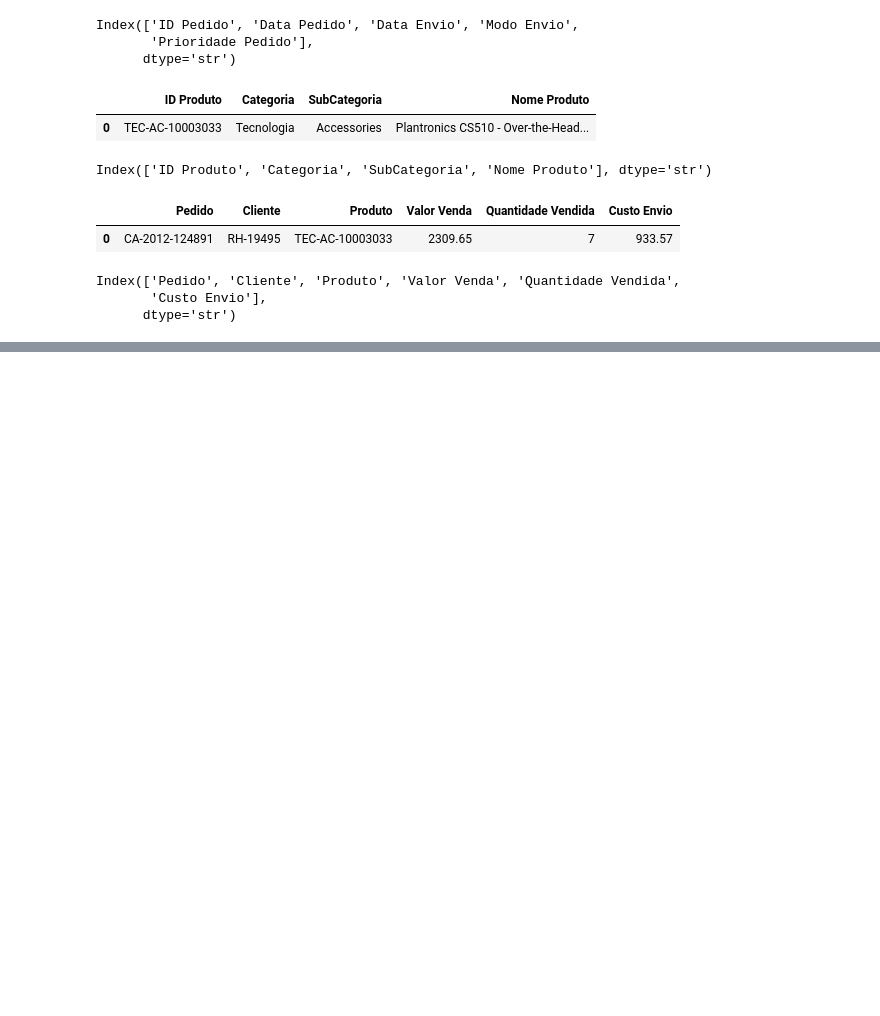
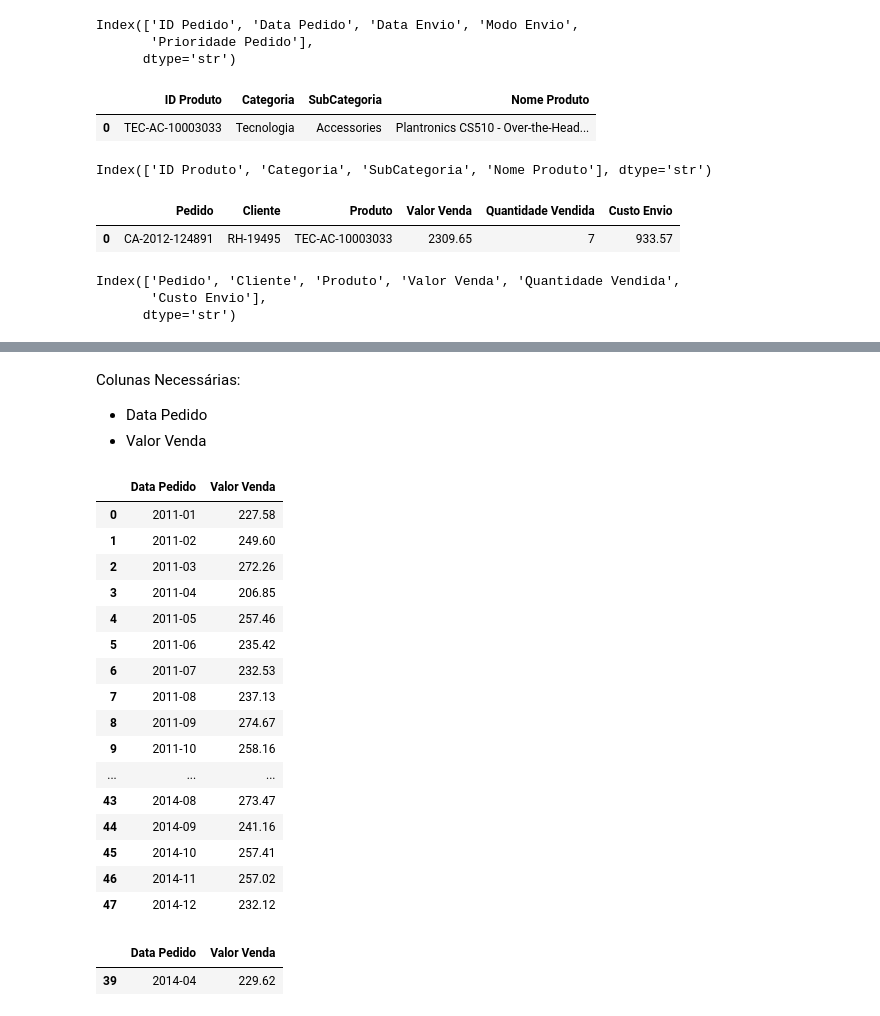
Before and after one commit to LuizPauloAlves/Estudo-Powe-BI-e-Looker, a Jupyter notebook: Cap03/Cap_03_perguntas_de_negocio.ipynb, the cells around one changed output, grey strips where cells are left out. Drawn from its saved outputs; the diff is of its cells as text; code cells hidden in the pictures; blank space fills up the shorter version.

```diff
--- a/Cap03/Cap_03_perguntas_de_negocio.ipynb
+++ b/Cap03/Cap_03_perguntas_de_negocio.ipynb
@@ -39,4 +42,8 @@ dataset_Pedidos_clear.head(1)
 # %% [output]
 |  | ID Pedido | Data Pedido | Data Envio | Modo Envio | Prioridade Pedido |
 | 0 | CA-2012-124891 | 31-07-2012 | 31-07-2012 | Mesmo Dia | Critico |
+# %%
+colunas_para_conversao = ['Data Envio', 'Data Pedido']
+for coluna in colunas_para_conversao:
+    dataset_Pedidos[coluna] = pd.to_datetime(dataset_Pedidos[coluna], errors= 'coerce', format='%d-%m-%Y')
 # %%
@@ -67,0 +88,12 @@ Index(['Pedido', 'Cliente', 'Produto', 'Valor Venda', 'Quantidade Vendida',
+# %%
+super_dataset = ddb.query("""
+    SELECT
+        c.*,
+        p.*,
+        pr.*,
+        v.*
+    FROM dataset_Vendas v
+    JOIN dataset_Clientes c  ON v."Cliente" = c."ID Cliente"
+    JOIN dataset_Pedidos p   ON v."Pedido"  = p."ID Pedido"
+    JOIN dataset_Produtos pr ON v."Produto" = pr."ID Produto"
+""").df()
@@ -67,0 +109,18 @@ Index(['Pedido', 'Cliente', 'Produto', 'Valor Venda', 'Quantidade Vendida',
+# %%
+colunas_organizadas = [
+    # Cliente
+    'ID Cliente', 'Nome Cliente', 'Segmento',
+    'Cidade', 'Estado', 'Pais', 'Mercado', 'Regiao',
+
+    # Pedido
+    'ID Pedido', 'Data Pedido', 'Data Envio',
+    'Modo Envio', 'Prioridade Pedido',
+
+    # Produto
+    'ID Produto', 'Categoria', 'SubCategoria', 'Nome Produto',
+
+    # Vendas
+    'Valor Venda', 'Quantidade Vendida', 'Custo Envio'
+]
+
+super_dataset = super_dataset[colunas_organizadas]
@@ -67,0 +137,2 @@ Index(['Pedido', 'Cliente', 'Produto', 'Valor Venda', 'Quantidade Vendida',
+# %%
+pd.set_option('display.float_format', lambda x: f'{x:,.2f}')
@@ -67,0 +172,30 @@ Index(['Pedido', 'Cliente', 'Produto', 'Valor Venda', 'Quantidade Vendida',
+# %% [markdown]
+Colunas Necessárias:
+- Data Pedido
+- Valor Venda
+# %%
+valor_medio_de_venda_por_mes = (super_dataset.groupby(super_dataset['Data Pedido'].dt.to_period('M'))['Valor Venda'].mean().reset_index())
+valor_medio_de_venda_por_mes
+# %% [output]
+|  | Data Pedido | Valor Venda |
+| 0 | 2011-01 | 227.58 |
+| 1 | 2011-02 | 249.60 |
+| 2 | 2011-03 | 272.26 |
+| 3 | 2011-04 | 206.85 |
+| 4 | 2011-05 | 257.46 |
+| 5 | 2011-06 | 235.42 |
+| 6 | 2011-07 | 232.53 |
+| 7 | 2011-08 | 237.13 |
+| 8 | 2011-09 | 274.67 |
+| 9 | 2011-10 | 258.16 |
+| ... | ... | ... |
+| 43 | 2014-08 | 273.47 |
+| 44 | 2014-09 | 241.16 |
+| 45 | 2014-10 | 257.41 |
+| 46 | 2014-11 | 257.02 |
+| 47 | 2014-12 | 232.12 |
+# %%
+valor_medio_de_venda_por_mes[valor_medio_de_venda_por_mes['Data Pedido'] == '2014-04']
+# %% [output]
+|  | Data Pedido | Valor Venda |
+| 39 | 2014-04 | 229.62 |
```
Also changed, not shown: parts of 37 cells of this notebook, 2 other files.
